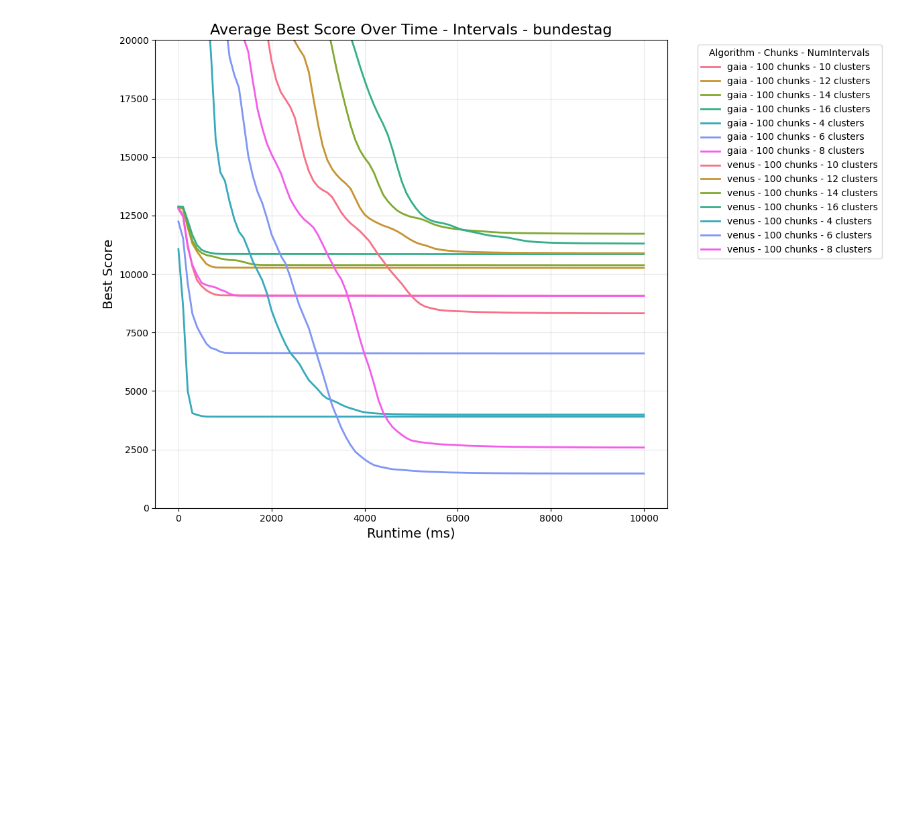
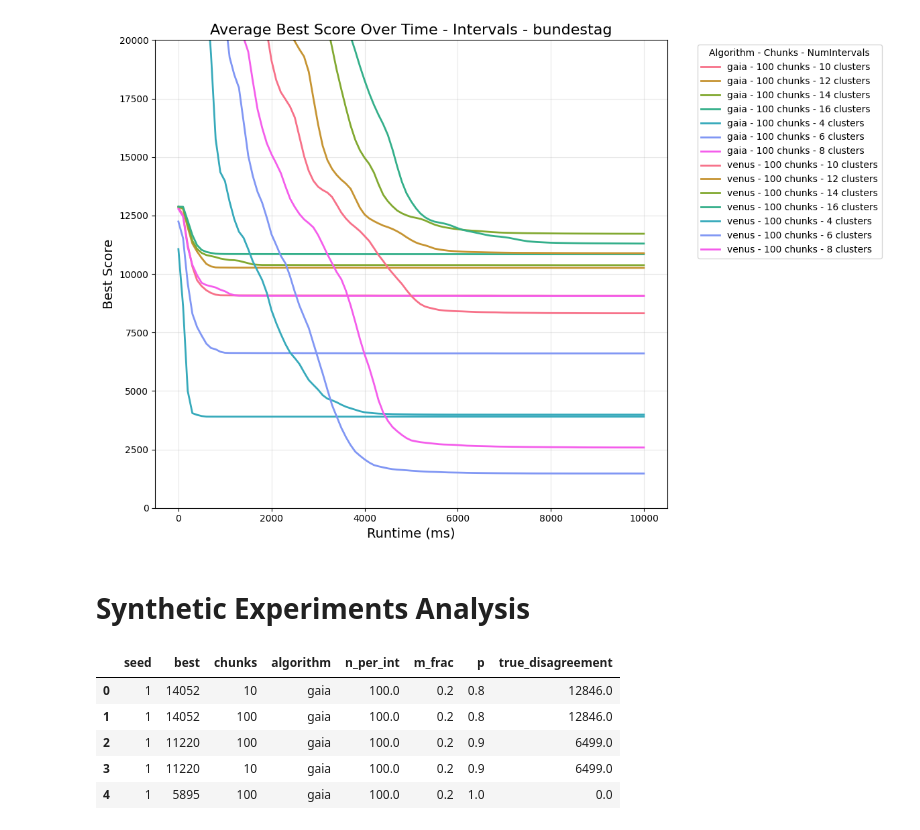
Before and after one commit to Peter-Blohm/discovering_opinion_intervals, a Jupyter notebook: benchmarking/benchmark_analysis.ipynb, the cells around one changed output. Saved outputs shown, nothing was run; the diff lists cells and outputs as text; code cells hidden in the pictures; blank space fills up the shorter version.

```diff
--- a/benchmarking/benchmark_analysis.ipynb
+++ b/benchmarking/benchmark_analysis.ipynb
@@ -221,3 +221,26 @@ intervals_avg = intervals_interp[(intervals_interp['chunks'] == '100') ].groupby
 create_plot(intervals_avg, f'Average Best Score Over Time - Intervals - {dataset_name}', None, ylim=(0, 20000))
 # %% [output]
 [figure]
+# %% [markdown]
+# Synthetic Experiments Analysis
+# %%
+synth_df = pd.read_csv("synthetic_summary.csv")
+synth_df.columns = synth_df.columns.str.replace(' ', '')
+synth_df['chunks'] = synth_df['config'].str.replace('[^0-9]', '', regex=True)
+synth_df['algorithm'] = np.where(synth_df['config'].str.contains('gaia'), 'gaia', 'venus')
+
+synth_df['n_per_int'] = synth_df['instance'].str.extract(r'n-per-int_(\d+)').astype(float)
+synth_df['m_frac'] = synth_df['instance'].str.extract(r'm-frac_(\d+\.\d+)').astype(float)
+synth_df['p'] = synth_df['instance'].str.extract(r'p_(\d+\.\d+)').astype(float)
+synth_df['true_disagreement'] = synth_df['instance'].str.extract(r'disagreement_(\d+)').astype(float)
+
+synth_df = synth_df.drop(['instance', 'config', 'struct', 'epochs_since_restart', 'current_temp', 'runtime_ms', 'current', 'best_batch', 'edge_weight', 'best_plus_negative_edge_weight'], axis=1)
+
+synth_df.head()
+# %% [output]
+|  | seed | best | chunks | algorithm | n_per_int | m_frac | p | true_disagreement |
+| 0 | 1 | 14052 | 10 | gaia | 100.0 | 0.2 | 0.8 | 12846.0 |
+| 1 | 1 | 14052 | 100 | gaia | 100.0 | 0.2 | 0.8 | 12846.0 |
+| 2 | 1 | 11220 | 100 | gaia | 100.0 | 0.2 | 0.9 | 6499.0 |
+| 3 | 1 | 11220 | 10 | gaia | 100.0 | 0.2 | 0.9 | 6499.0 |
+| 4 | 1 | 5895 | 100 | gaia | 100.0 | 0.2 | 1.0 | 0.0 |
```
Also changed, not shown: parts of 4 cells of this notebook, 1 other file.
